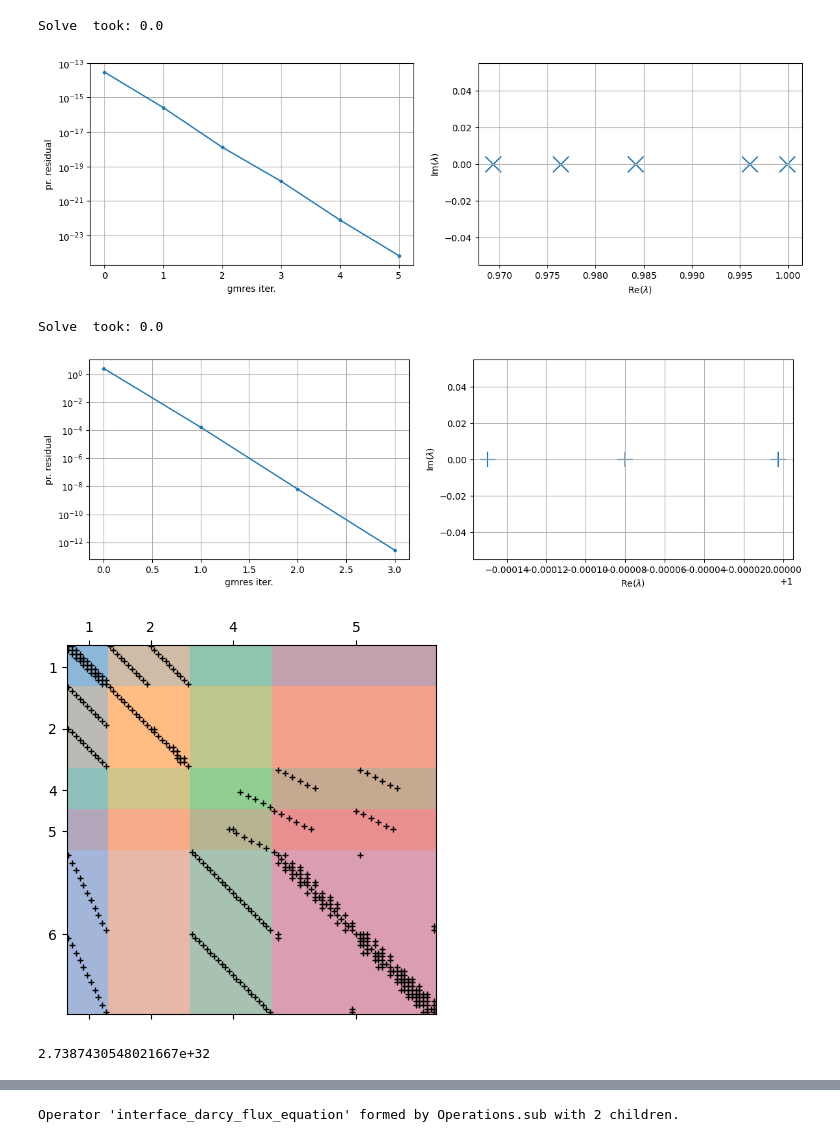
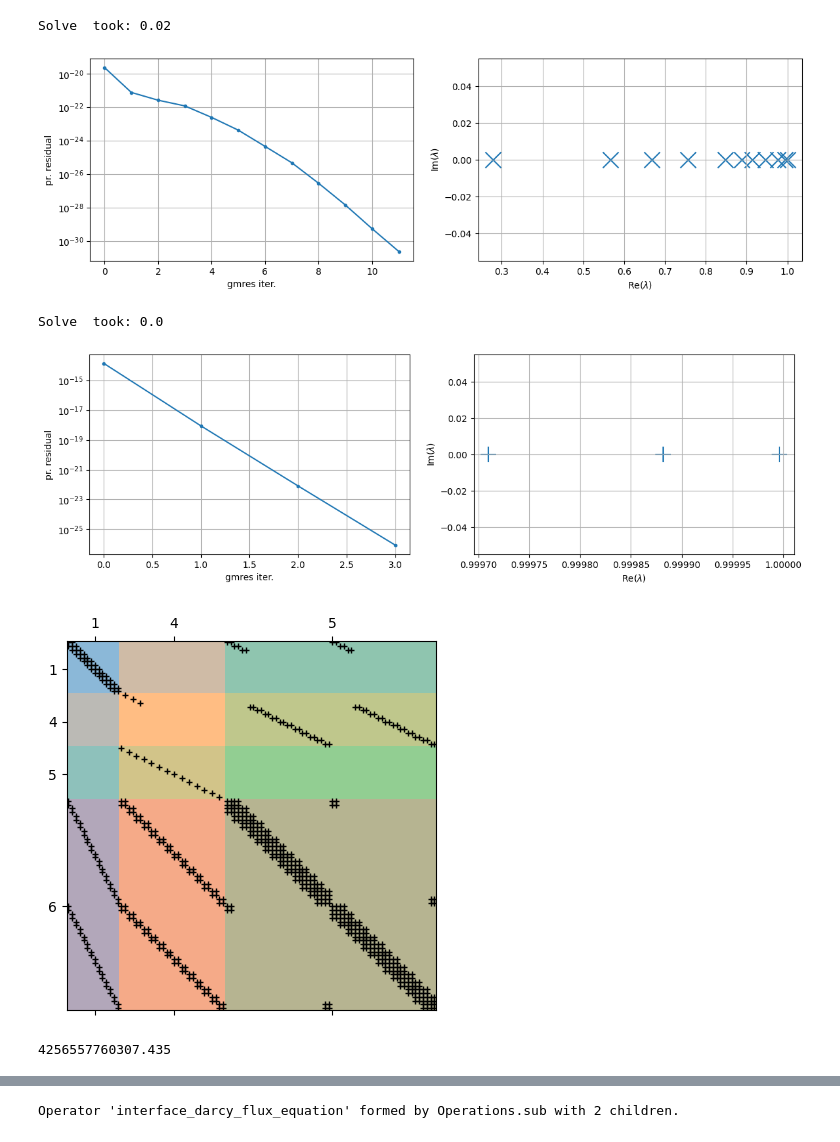
Before and after one commit to pmgbergen/FTHM-Solver, a Jupyter notebook: fpm/fpm_0_results.ipynb, the cells around one changed output, grey strips where cells are left out. Drawn from its saved outputs; the diff is of its cells as text; code cells hidden in the pictures.

```diff
--- a/fpm/fpm_0_results.ipynb
+++ b/fpm/fpm_0_results.ipynb
@@ -5,16 +5,26 @@ from pp_utils import TimeStepStats, LinearSolveStats
 from matplotlib import pyplot as plt
 from plot_utils import *
 
-with open("../stats/fpm_0_tpfa_sliding.json", "r") as f:
-    contents = json.load(f)
+def load_data(path) -> Sequence[TimeStepStats]:
+    with open(path, "r") as f:
+        payload = json.load(f)
+    return [TimeStepStats.from_json(x) for x in payload]
 
-data = [TimeStepStats.from_json(x) for x in contents]
+dataset = {
+    # 'baseline': load_data("../stats/fpm_0_open.json"),
+    # 'rprec': load_data("../stats/fpm_0_open_rprec.json"),
+
+    'baseline': load_data("../stats/fpm_0_sliding.json"),
+    # 'rprec': load_data("../stats/fpm_0_sliding_rprec.json"),
+}
+data = dataset['baseline']
 # %%
 # %matplotlib ipympl
-
 color_converged_reason(data)
-plt.plot(get_gmres_iterations(data))
-plt.ylabel('GMRES iters.')
-plt.xlabel('# matrix')
-# plt.yscale('log')
+for name, data in dataset.items():
+    plt.plot(get_gmres_iterations(data), label=name)
+    plt.ylabel('GMRES iters.')
+    plt.xlabel('# matrix')
+    # plt.yscale('log')
+plt.legend()
 # %% [output]
@@ -44,7 +53,7 @@ def load_matrix_rhs(data: Sequence[TimeStepStats], idx: int):
     rhs = np.load(load_dir / flat_data[idx].rhs_id)
     return mat, rhs
 
-mat, rhs = load_matrix_rhs(data, 1)
+mat, rhs = load_matrix_rhs(data, 10)
 # spy(mat)
 plt.plot(abs(rhs))
 plt.yscale('log')
@@ -99,8 +108,8 @@ rhs_B = rhs_omega[:Omega_amg.sep]
 B = B_amg.get_matrix()
 solve_petsc(B, B_amg, rhs_B)
 # %% [output]
-Solve  took: 0.0
+Solve  took: 0.02
-[figure, old version]
+[figure, new version]
 # %%
 S_A_amg = Omega_amg.S_A_inv
 rhs_A = rhs_omega[Omega_amg.sep:]
@@ -108,7 +117,7 @@ S_A = S_A_amg.get_matrix()
 solve_petsc(S_A, S_A_amg, rhs_A)
 # %% [output]
 Solve  took: 0.0
-[figure, old version]
+[figure, new version]
 # %%
 dim_max = model.mdg.dim_max()
 sd_ambient = model.mdg.subdomains(dim=dim_max)
@@ -128,39 +137,39 @@ var_idx = get_variables_indices(
         [model.interface_displacement(intf_frac)],
     ],
 )
 
 eq_idx = get_equations_indices(
     equation_to_idx=make_equation_to_idx(model),
     equations_group_order=[
         [("mass_balance_equation", sd_ambient)],  # 0
         [("momentum_balance_equation", sd_ambient)],  # 1
         [("mass_balance_equation", sd_lower)],  # 2
         [("interface_darcy_flux_equation", intf)],  # 3
         [
             ("normal_fracture_deformation_equation", sd_lower),  # 4
             ("tangential_fracture_deformation_equation", sd_lower),
         ],
         [("interface_force_balance_equation", intf)],  # 5
     ],
 )
 
 # diagnostics = model.run_diagnostics(grouping='dense')
 # model.plot_diagnostics(diagnostics, key='max')
 # plot_mat(concatenate_blocks(block_matrix, eq_idx[3], var_idx[3]))
 color_spy(
     block_matrix,
-    eq_idx[2] + eq_idx[3] + eq_idx[4] + eq_idx[5],
-    var_idx[2] + var_idx[3] + var_idx[4] + var_idx[5],
+    eq_idx[2] + eq_idx[4] + eq_idx[5],
+    var_idx[2] + var_idx[4] + var_idx[5],
 ); plt.show()
 x = concatenate_blocks(
     block_matrix,
-    eq_idx[2] + eq_idx[3] + eq_idx[4] + eq_idx[5],
-    var_idx[2] + var_idx[3] + var_idx[4] + var_idx[5],
+    eq_idx[2] + eq_idx[4] + eq_idx[5],
+    var_idx[2] + var_idx[4] + var_idx[5],
 )
 # plot_eigs(x)
 # %% [output]
-[figure, old version]
+[figure, new version]
 # %%
 cond(x)
 # %% [output]
-2.7387430548021667e+32
+4256557760307.435
```
Also changed, not shown: parts of 14 cells of this notebook, 9 other files.
